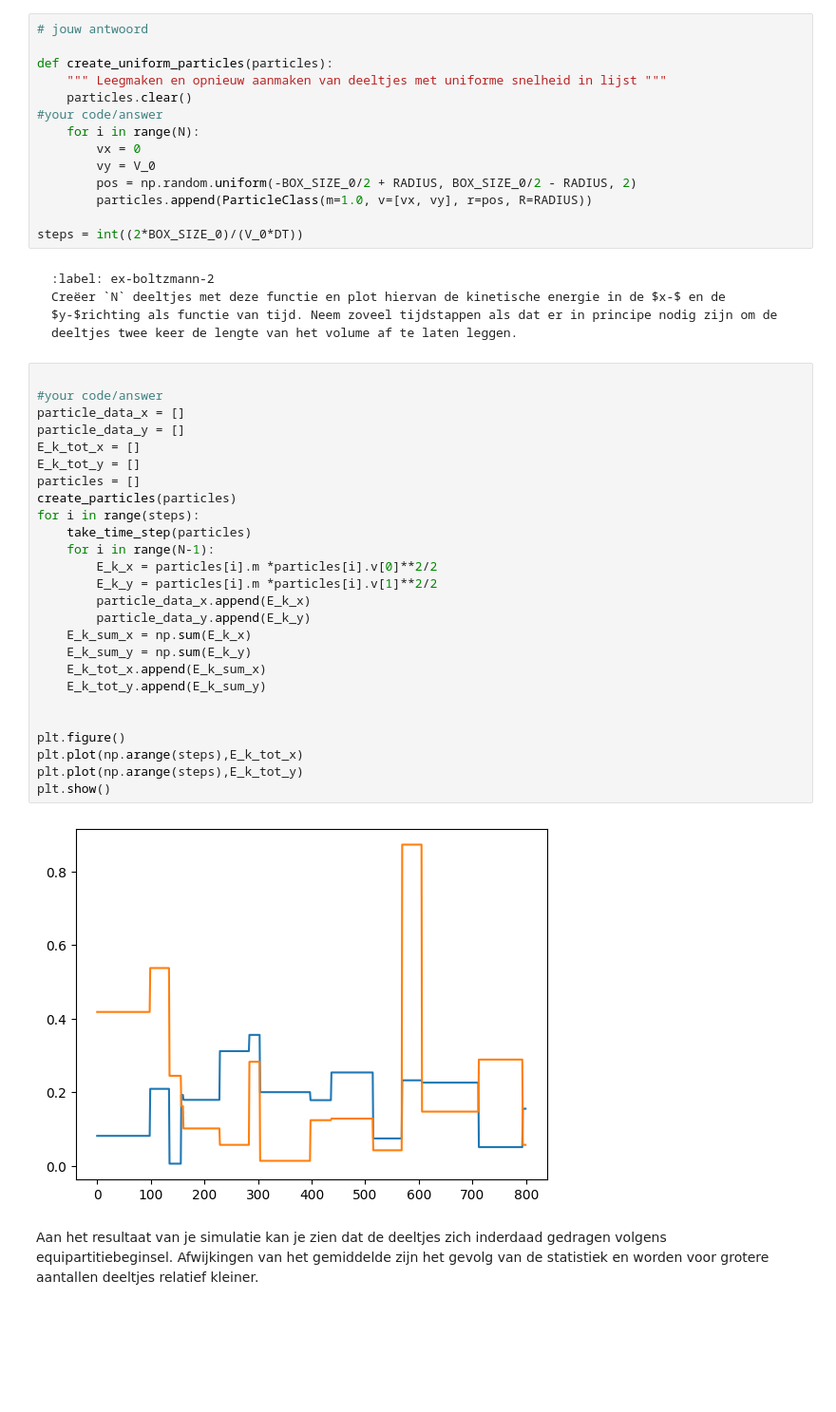
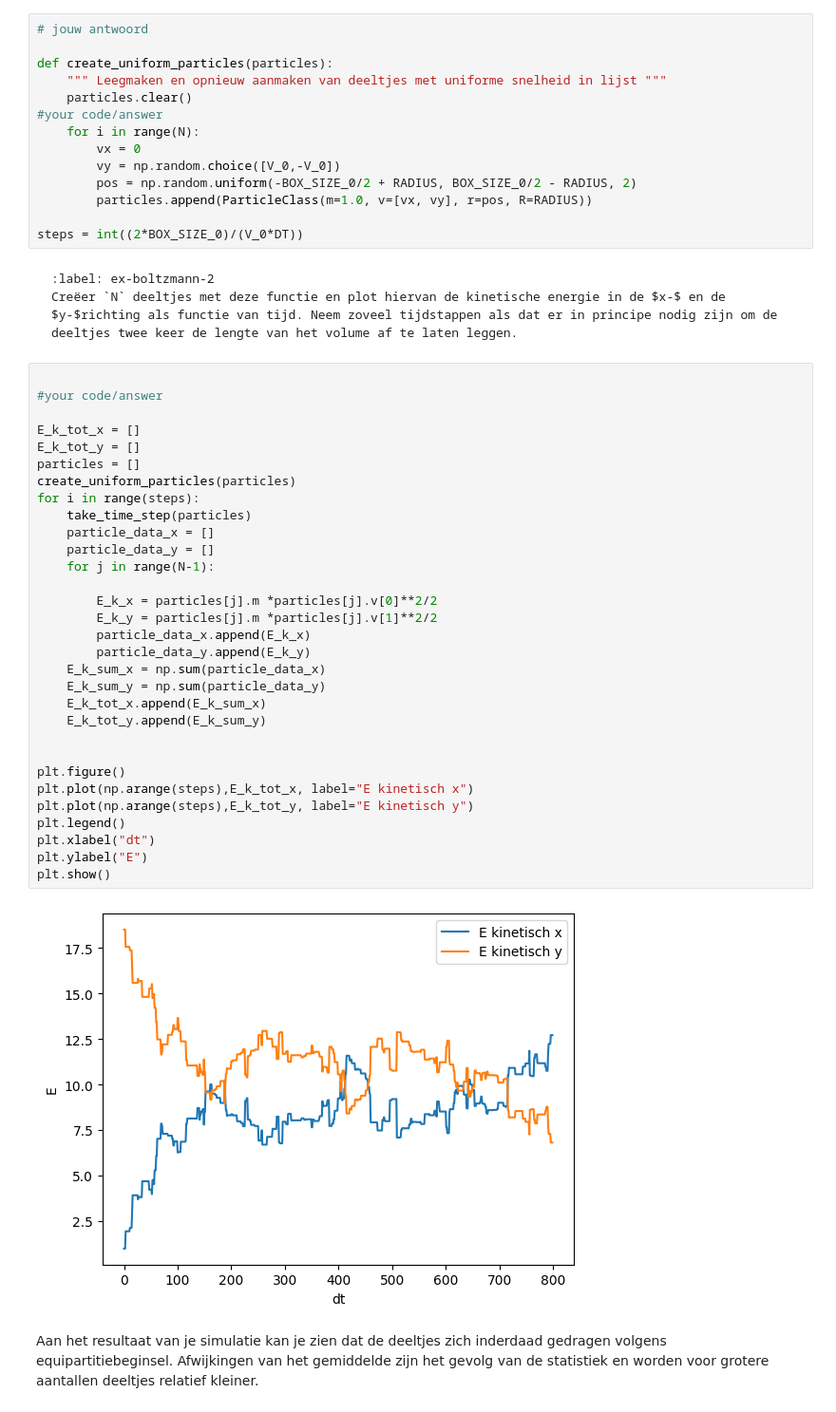
Before and after one commit to ebepolman-bit/Ebun, a Jupyter notebook: Content/PySim/6_boltzmann.ipynb, the cells around one changed output. Shown at 95% size. Drawn from its saved outputs; the diff is of its cells as text; blank space fills up the shorter version.

```diff
--- a/Content/PySim/6_boltzmann.ipynb
+++ b/Content/PySim/6_boltzmann.ipynb
@@ -164,7 +164,7 @@ def create_uniform_particles(particles):
 #your code/answer
     for i in range(N):
         vx = 0
-        vy = V_0
+        vy = np.random.choice([V_0,-V_0])
         pos = np.random.uniform(-BOX_SIZE_0/2 + RADIUS, BOX_SIZE_0/2 - RADIUS, 2)
         particles.append(ParticleClass(m=1.0, v=[vx, vy], r=pos, R=RADIUS))
 
@@ -178,31 +178,36 @@ Creëer `N` deeltjes met deze functie en plot hiervan de kinetische energie in d
 # %%
 
 #your code/answer
-particle_data_x = []
-particle_data_y = []
+
 E_k_tot_x = []
 E_k_tot_y = []
 particles = []
-create_particles(particles)
+create_uniform_particles(particles)
 for i in range(steps):
     take_time_step(particles)
-    for i in range(N-1):
-        E_k_x = particles[i].m *particles[i].v[0]**2/2
-        E_k_y = particles[i].m *particles[i].v[1]**2/2
+    particle_data_x = []
+    particle_data_y = []
+    for j in range(N-1):
+
+        E_k_x = particles[j].m *particles[j].v[0]**2/2
+        E_k_y = particles[j].m *particles[j].v[1]**2/2
         particle_data_x.append(E_k_x)
         particle_data_y.append(E_k_y)
-    E_k_sum_x = np.sum(E_k_x)
-    E_k_sum_y = np.sum(E_k_y)
+    E_k_sum_x = np.sum(particle_data_x)
+    E_k_sum_y = np.sum(particle_data_y)
     E_k_tot_x.append(E_k_sum_x)
     E_k_tot_y.append(E_k_sum_y)
 
 
 plt.figure()
-plt.plot(np.arange(steps),E_k_tot_x)
-plt.plot(np.arange(steps),E_k_tot_y)
+plt.plot(np.arange(steps),E_k_tot_x, label="E kinetisch x")
+plt.plot(np.arange(steps),E_k_tot_y, label="E kinetisch y")
+plt.legend()
+plt.xlabel("dt")
+plt.ylabel("E")
 plt.show()
 # %% [output]
-[figure, old version]
+[figure, new version]
 # %% [markdown]
 Aan het resultaat van je simulatie kan je zien dat de deeltjes zich inderdaad gedragen volgens equipartitiebeginsel. Afwijkingen van het gemiddelde zijn het gevolg van de statistiek en worden voor grotere aantallen deeltjes relatief kleiner.
 # %% [markdown]
```
Also changed, not shown: parts of 4 cells of this notebook.
